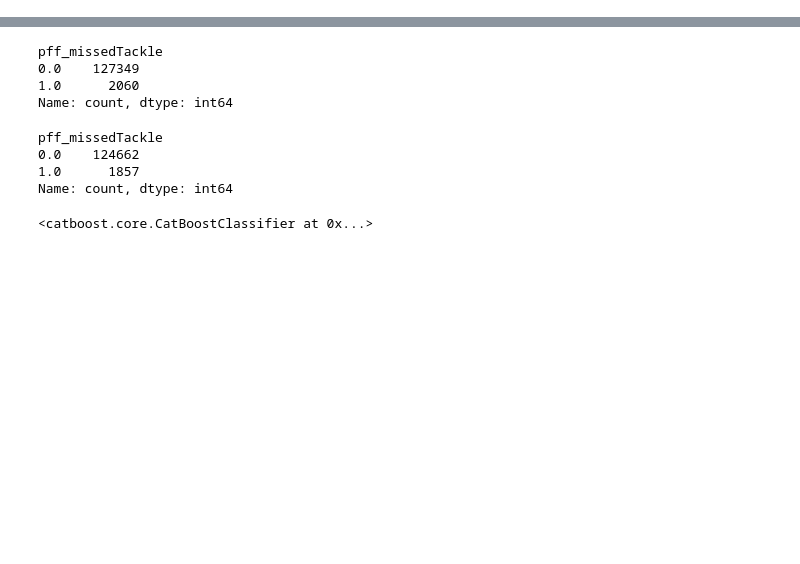
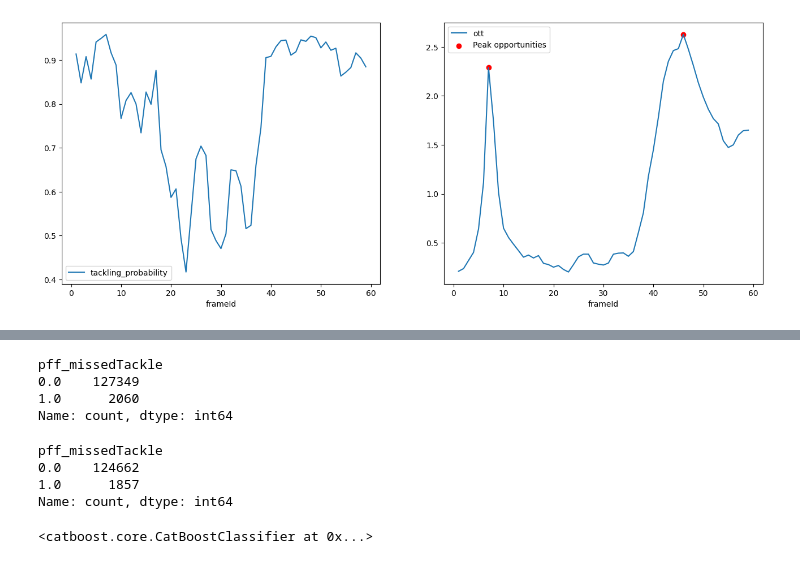
Before and after one commit to MLecardonnel/ExpectedTackling, a Jupyter notebook: notebooks/mott.ipynb, the cells around one changed output, grey strips where cells are left out. Cells and saved outputs as stored; diff of their text form; code cells hidden in the pictures; blank space fills up the shorter version.

Commit message:
Peak detection in README.

```diff
--- a/notebooks/mott.ipynb
+++ b/notebooks/mott.ipynb
@@ -12,6 +10,28 @@ IProgress not found. Please update jupyter and ipywidgets. See https://ipywidget
 features_data = pd.concat([pd.read_csv(f"../data/features_week_{i}.csv") for i in range(1,10)]).reset_index(drop=True)
 tackling_probability = pd.read_csv("../data/tackling_probability.csv")
 tackles = pd.read_csv("../data/tackles.csv")
+# %%
+peak_example = features_data[
+    (features_data["gameId"]==2022091106) &
+    (features_data["playId"]==2405) &
+    (features_data["nflId"]==52991)
+][
+    ["gameId", "playId", "nflId", "frameId", "distance_to_ball_carrier", "ball_carrier_distance_to_endzone"]
+].merge(tackling_probability, on=["gameId", "playId", "nflId", "frameId"])
+
+peak_example["ott"] = peak_example["tackling_probability"] / peak_example["distance_to_ball_carrier"]
+predicted_peaks = _find_peaks(peak_example["ott"])
+# %%
+import matplotlib.pyplot as plt
+
+fig, axes = plt.subplots(1, 2, figsize=(16, 6))
+peak_example.plot(x="frameId", y="tackling_probability", ax=axes[0])
+peak_example.plot(x="frameId", y="ott", ax=axes[1])
+axes[1].scatter(peak_example.loc[predicted_peaks, "frameId"], peak_example.loc[predicted_peaks, "ott"], color='red', label="Peak opportunities")
+axes[1].legend()
+plt.savefig("../reports/figures/peak_detection", bbox_inches="tight")
+# %% [output]
+[figure, added]
 # %%
 mott_features_data = compute_mott_features_data(features_data, tackling_probability, tackles)
 # %%
```
Also changed, not shown: parts of 6 cells of this notebook, 2 other files.
